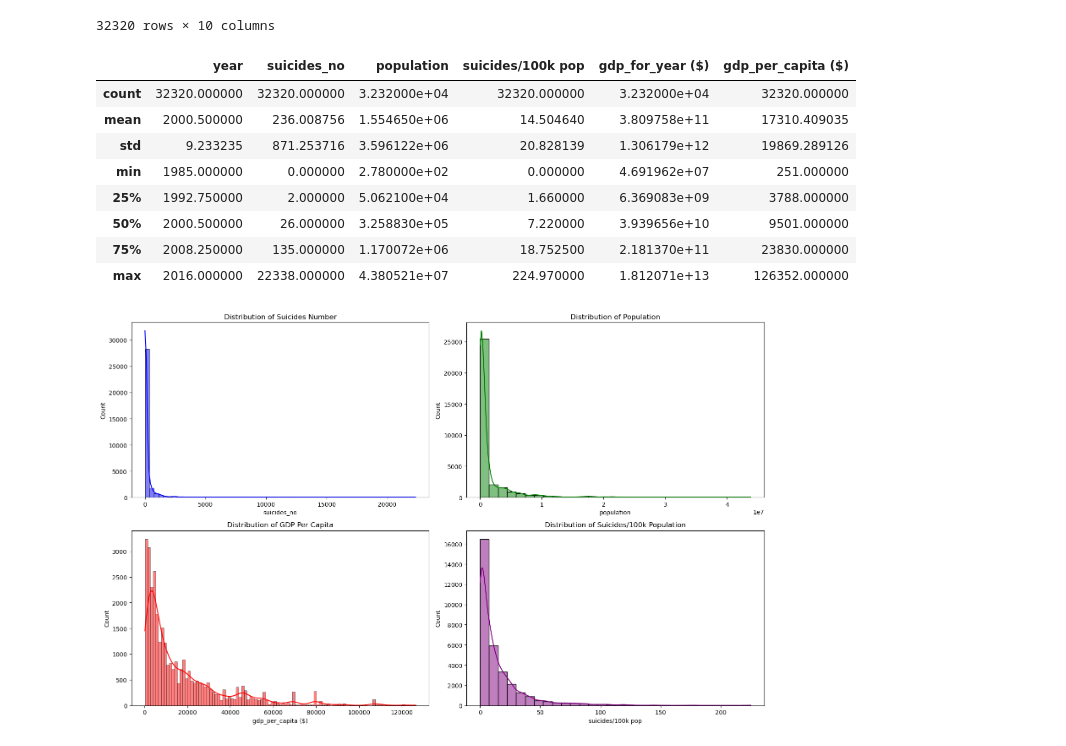
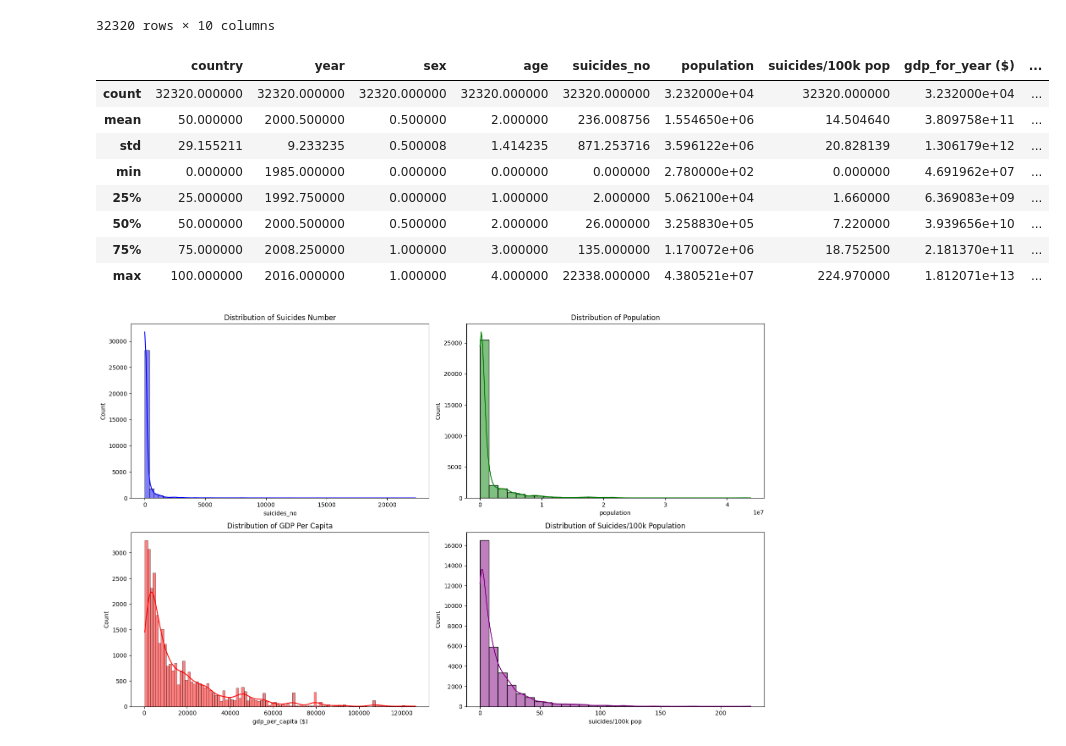
Before and after one commit to germin701/ML-Regression-Classification, a Jupyter notebook: TEH GER MIN P20012293 6006CEM .ipynb, the cells around one changed output. Saved outputs shown, nothing was run; the diff lists cells and outputs as text; code cells hidden in the pictures.

```diff
--- a/TEH GER MIN P20012293 6006CEM .ipynb
+++ b/TEH GER MIN P20012293 6006CEM .ipynb
@@ -366,17 +368,17 @@ df_encoded
 | 32319 | 100 | 2016 | 0 | 4 | 9.0 | 348465.0 | 2.58 | 6.306708e+10 | ... |
 32320 rows × 10 columns
 # %%
-df_full.describe()
+df_encoded.describe()
 # %% [output]
-|  | year | suicides_no | population | suicides/100k pop | gdp_for_year ($) | gdp_per_capita ($) |
-| count | 32320.000000 | 32320.000000 | 3.232000e+04 | 32320.000000 | 3.232000e+04 | 32320.000000 |
-| mean | 2000.500000 | 236.008756 | 1.554650e+06 | 14.504640 | 3.809758e+11 | 17310.409035 |
-| std | 9.233235 | 871.253716 | 3.596122e+06 | 20.828139 | 1.306179e+12 | 19869.289126 |
-| min | 1985.000000 | 0.000000 | 2.780000e+02 | 0.000000 | 4.691962e+07 | 251.000000 |
-| 25% | 1992.750000 | 2.000000 | 5.062100e+04 | 1.660000 | 6.369083e+09 | 3788.000000 |
-| 50% | 2000.500000 | 26.000000 | 3.258830e+05 | 7.220000 | 3.939656e+10 | 9501.000000 |
-| 75% | 2008.250000 | 135.000000 | 1.170072e+06 | 18.752500 | 2.181370e+11 | 23830.000000 |
-| max | 2016.000000 | 22338.000000 | 4.380521e+07 | 224.970000 | 1.812071e+13 | 126352.000000 |
+|  | country | year | sex | age | suicides_no | population | suicides/100k pop | gdp_for_year ($) | ... |
+| count | 32320.000000 | 32320.000000 | 32320.000000 | 32320.000000 | 32320.000000 | 3.232000e+04 | 32320.000000 | 3.232000e+04 | ... |
+| mean | 50.000000 | 2000.500000 | 0.500000 | 2.000000 | 236.008756 | 1.554650e+06 | 14.504640 | 3.809758e+11 | ... |
+| std | 29.155211 | 9.233235 | 0.500008 | 1.414235 | 871.253716 | 3.596122e+06 | 20.828139 | 1.306179e+12 | ... |
+| min | 0.000000 | 1985.000000 | 0.000000 | 0.000000 | 0.000000 | 2.780000e+02 | 0.000000 | 4.691962e+07 | ... |
+| 25% | 25.000000 | 1992.750000 | 0.000000 | 1.000000 | 2.000000 | 5.062100e+04 | 1.660000 | 6.369083e+09 | ... |
+| 50% | 50.000000 | 2000.500000 | 0.500000 | 2.000000 | 26.000000 | 3.258830e+05 | 7.220000 | 3.939656e+10 | ... |
+| 75% | 75.000000 | 2008.250000 | 1.000000 | 3.000000 | 135.000000 | 1.170072e+06 | 18.752500 | 2.181370e+11 | ... |
+| max | 100.000000 | 2016.000000 | 1.000000 | 4.000000 | 22338.000000 | 4.380521e+07 | 224.970000 | 1.812071e+13 | ... |
 # %%
 # Distribution of the Target Variable
 plt.figure(figsize=(16, 10))
```
Also changed, not shown: parts of 32 cells of this notebook.
